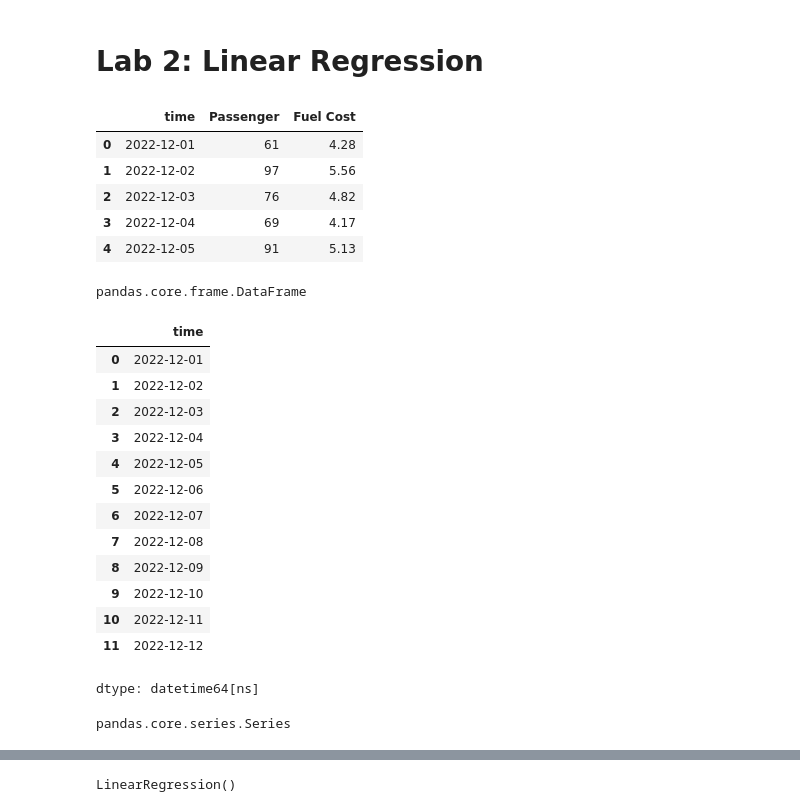
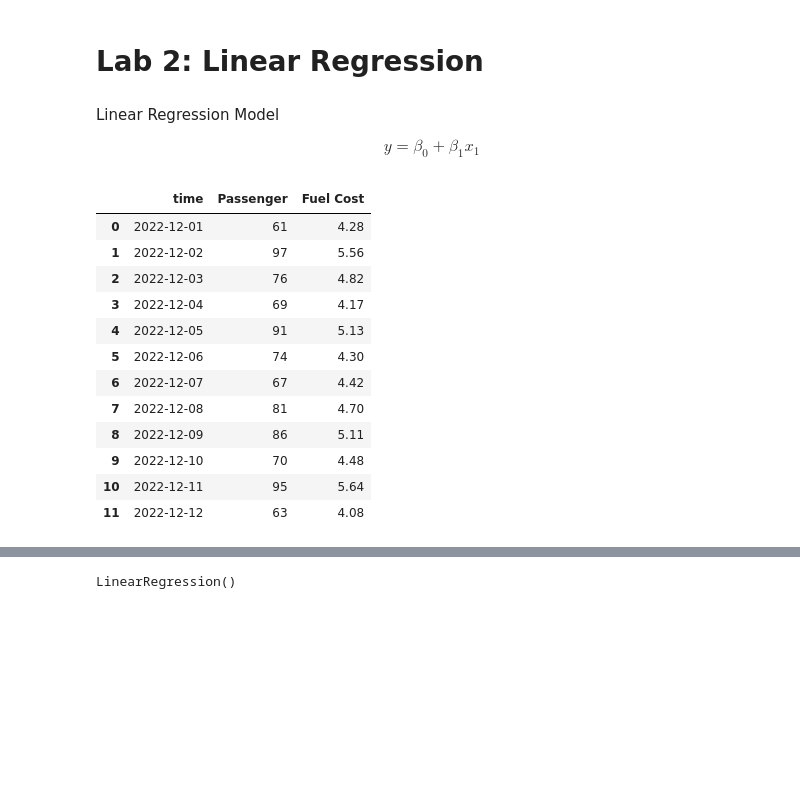
Before and after one commit to toche7/DSEssentials, a Jupyter notebook: Lab2LinearRegression.ipynb, the cells around one changed output, grey strips where cells are left out. Cells and saved outputs as stored; diff of their text form; code cells hidden in the pictures; blank space fills up the shorter version.

```diff
--- a/Lab2LinearRegression.ipynb
+++ b/Lab2LinearRegression.ipynb
@@ -2,42 +2,29 @@
 <a href="https://colab.research.google.com/github/toche7/DSEssentials/blob/Solution/Lab2LinearRegression.ipynb" target="_parent"><img src="https://colab.research.google.com/assets/colab-badge.svg" alt="Open In Colab"/></a>
 # %% [markdown]
 # Lab 2: Linear Regression
+# %% [markdown]
+Linear Regression Model
+
+
+$$y = \beta_0 + \beta_1x_1 \tag{1} $$
 # %%
 import numpy as np
 import pandas as pd
 # %%
 df = pd.read_excel('https://github.com/toche7/DataSets/raw/main/cost.xlsx')
 # %%
-df.head()
+df
 # %% [output]
 |  | time | Passenger | Fuel Cost |
 | 0 | 2022-12-01 | 61 | 4.28 |
 | 1 | 2022-12-02 | 97 | 5.56 |
 | 2 | 2022-12-03 | 76 | 4.82 |
 | 3 | 2022-12-04 | 69 | 4.17 |
 | 4 | 2022-12-05 | 91 | 5.13 |
+| 5 | 2022-12-06 | 74 | 4.30 |
+| 6 | 2022-12-07 | 67 | 4.42 |
+| 7 | 2022-12-08 | 81 | 4.70 |
+| 8 | 2022-12-09 | 86 | 5.11 |
+| 9 | 2022-12-10 | 70 | 4.48 |
+| 10 | 2022-12-11 | 95 | 5.64 |
+| 11 | 2022-12-12 | 63 | 4.08 |
-# %%
-type(df)
-# %% [output]
-pandas.core.frame.DataFrame
-# %%
-df.time
-# %% [output]
-|  | time |
-| 0 | 2022-12-01 |
-| 1 | 2022-12-02 |
-| 2 | 2022-12-03 |
-| 3 | 2022-12-04 |
-| 4 | 2022-12-05 |
-| 5 | 2022-12-06 |
-| 6 | 2022-12-07 |
-| 7 | 2022-12-08 |
-| 8 | 2022-12-09 |
-| 9 | 2022-12-10 |
-| 10 | 2022-12-11 |
-| 11 | 2022-12-12 |
-dtype: datetime64[ns]
-# %%
-type(df.time)
-# %% [output]
-pandas.core.series.Series
```
Also changed, not shown: parts of 52 cells of this notebook.
